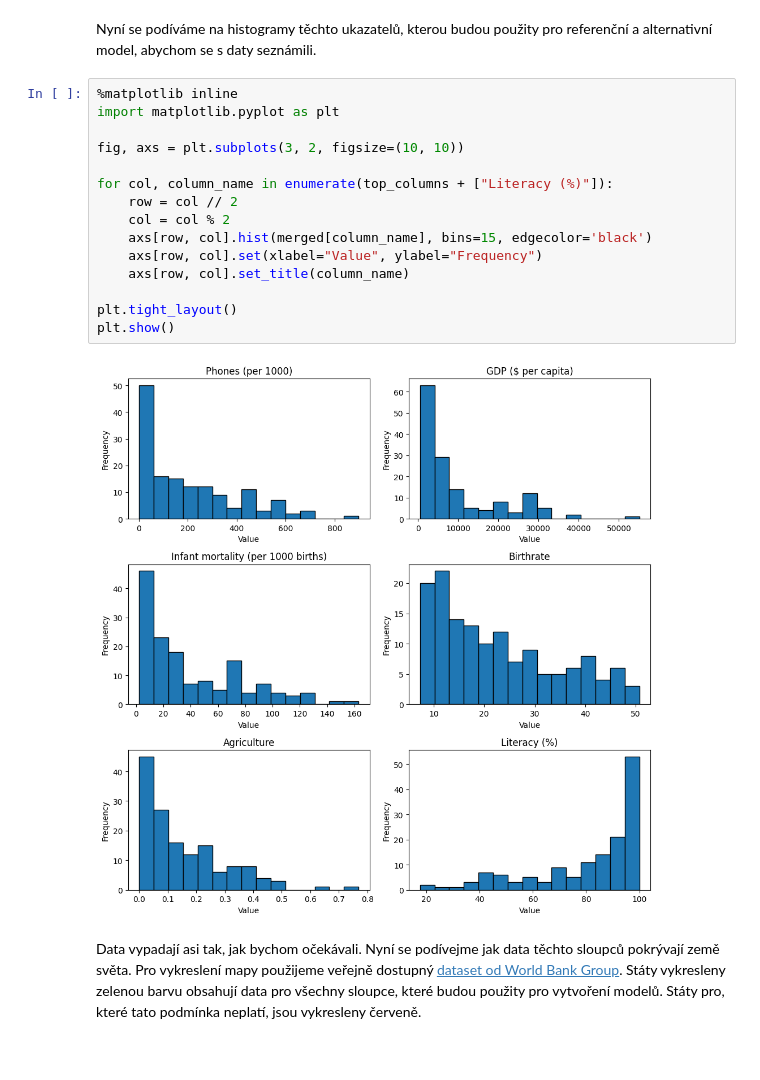
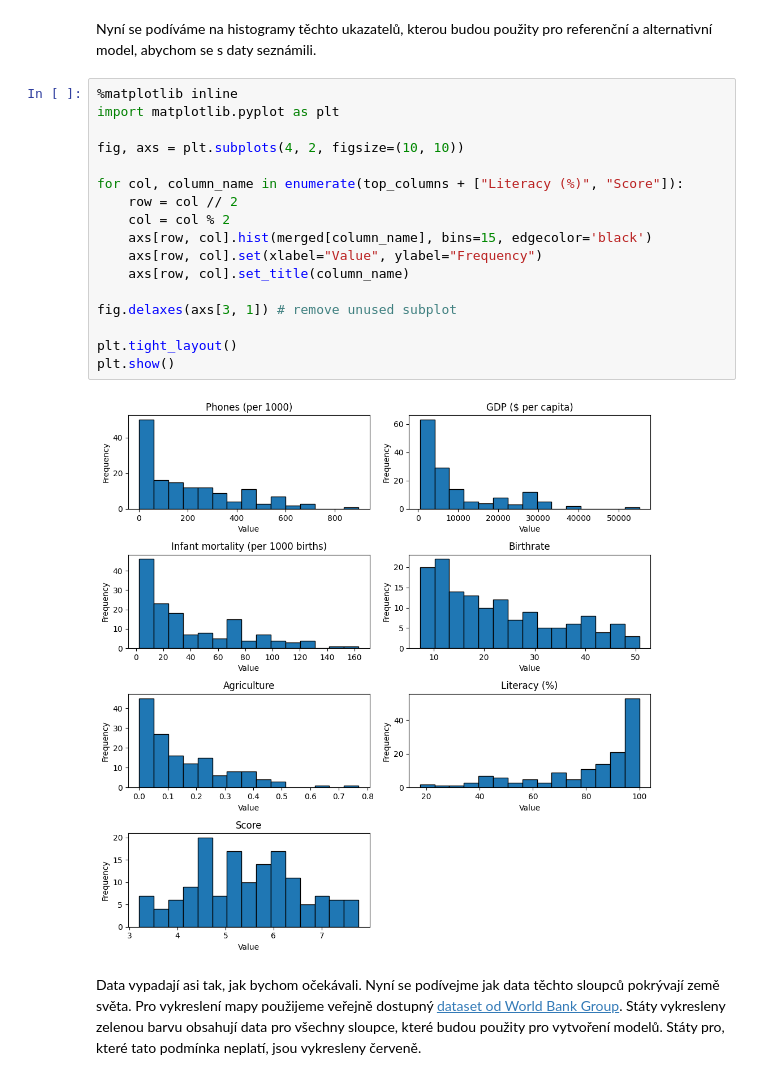
Before and after one commit to PatrikTrefil/NDBI048-data-science-project, a Jupyter notebook: main.ipynb, the cells around one changed output. Cells and saved outputs as stored; diff of their text form.

Commit message:
plot the score number in exploratory part

```diff
--- a/main.ipynb
+++ b/main.ipynb
@@ -166,20 +166,22 @@ Nyní se podíváme na histogramy těchto ukazatelů, kterou budou použity pro
 # %%
 %matplotlib inline
 import matplotlib.pyplot as plt
 
-fig, axs = plt.subplots(3, 2, figsize=(10, 10))
+fig, axs = plt.subplots(4, 2, figsize=(10, 10))
 
-for col, column_name in enumerate(top_columns + ["Literacy (%)"]):
+for col, column_name in enumerate(top_columns + ["Literacy (%)", "Score"]):
     row = col // 2
     col = col % 2
     axs[row, col].hist(merged[column_name], bins=15, edgecolor='black')
     axs[row, col].set(xlabel="Value", ylabel="Frequency")
     axs[row, col].set_title(column_name)
 
+fig.delaxes(axs[3, 1]) # remove unused subplot
+
 plt.tight_layout()
 plt.show()
 # %% [output]
-[figure, old version]
+[figure, new version]
 # %% [markdown]
 Data vypadají asi tak, jak bychom očekávali. Nyní se podívejme jak data těchto sloupců pokrývají země světa. Pro vykreslení mapy použijeme veřejně dostupný [dataset od World Bank Group](https://datacatalog.worldbank.org/search/dataset/0038272/World-Bank-Official-Boundaries). Státy vykresleny zelenou barvu obsahují data pro všechny sloupce, které budou použity pro vytvoření modelů. Státy pro, které tato podmínka neplatí, jsou vykresleny červeně.
 # %%
```
Also changed, not shown: parts of 4 cells of this notebook.
